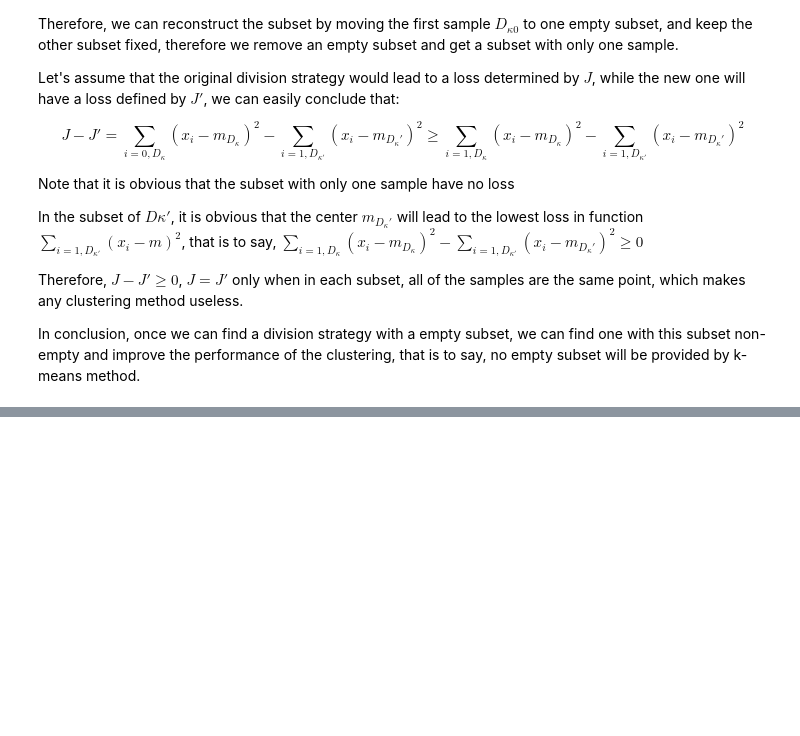
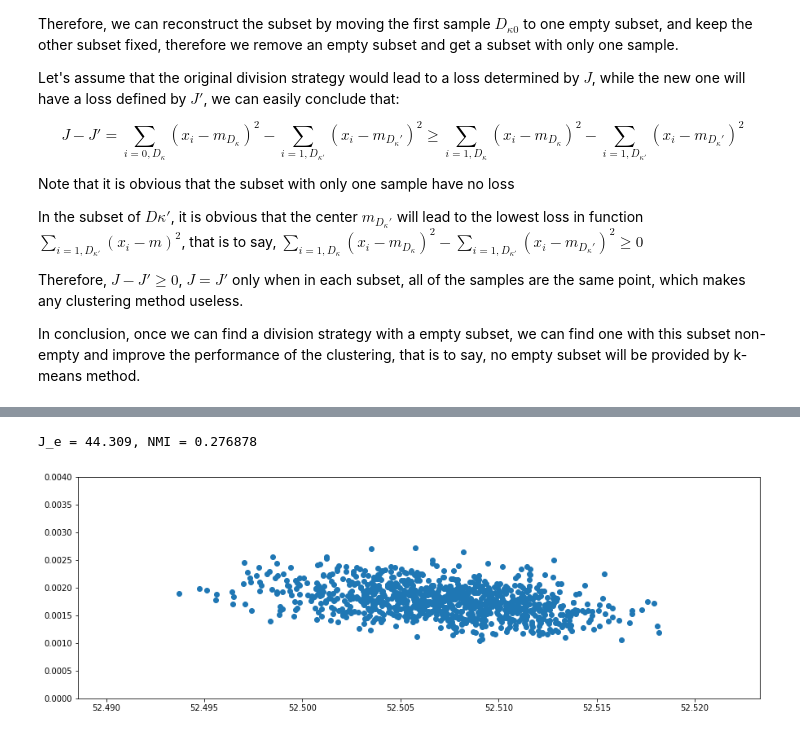
Before and after one commit to ZeroWeight/Pattern-Recognize, a Jupyter notebook: 12_Clustering/Clustering.ipynb, the cells around one changed output, grey strips where cells are left out. Cells and saved outputs as stored; diff of their text form; code cells hidden in the pictures; blank space fills up the shorter version.

```diff
--- a/12_Clustering/Clustering.ipynb
+++ b/12_Clustering/Clustering.ipynb
@@ -38,0 +327,9 @@ ModuleNotFoundError: No module named 'scipy.sparse._sparsetools'
+# %%
+from sklearn.datasets import fetch_mldata
+from sklearn.model_selection import train_test_split
+mnist = fetch_mldata('MNIST original')
+data = mnist['data'] / 255
+label = mnist['target']
+_, X_hierarhical, _, y_hierarhical = train_test_split(data, label, test_size=100)
+_, X_spectral, _, y_spectral = train_test_split(data, label, test_size=1000)
+_, X_k_means, _, y_k_means = train_test_split(data, label, test_size=10000)
@@ -38,0 +344,44 @@ ModuleNotFoundError: No module named 'scipy.sparse._sparsetools'
+# %%
+def Je(X,y,k):
+    '''
+    Calc the J_e for k-means
+    @para X: samples x dimensions
+    @para y: samples x 1
+    @para k: numbers of cluster
+    @ret Je: \sum|x-m|^2
+    '''
+    M = np.zeros((0,X.shape[1]))
+    for clazz in range(k):
+        samples = X[y == clazz,:]
+        samples_mean = np.mean(samples,axis=0)
+        M = np.vstack((M,samples_mean))
+    loss = 0
+    for idx in range(X.shape[0]):
+        delta = X[idx,:] - M[y[idx],:]
+        loss += np.matmul(delta.T, delta)
+    return loss / X.shape[0]
+# %%
+# Je and NMI for k_means
+from sklearn.metrics.cluster import normalized_mutual_info_score as NMI
+c = k_means(10)
+y = c.predict(X_k_means)
+je = Je(X_k_means,y,10)
+nmi = NMI(y_k_means,y)
+print ('J_e = {:.3f}, NMI = {:5f}'.format(je,nmi))
+# %% [output]
+J_e = 44.309, NMI = 0.276878
+# %%
+# Is Je and NMI match?
+# random labeling
+je = []
+nmi = []
+for _ in range(1000):
+    y_random = np.random.randint(10,size=(10000,))
+    je.append(Je(X_k_means,y_random,10))
+    nmi.append(NMI(y_k_means,y_random))
+
+plt.scatter(np.array(je),np.array(nmi))
+plt.ylim((0,0.004))
+plt.show()
+# %% [output]
+[figure, added]
```
Also changed, not shown: parts of 18 cells of this notebook, 3 other files.
